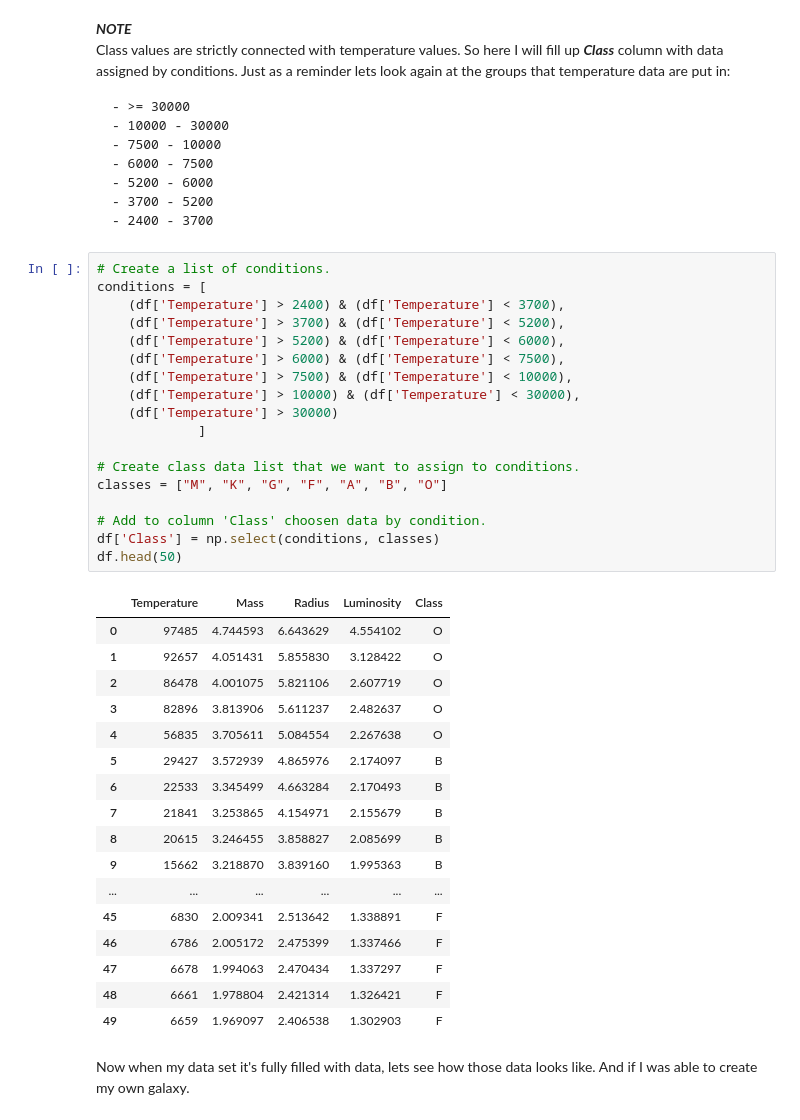
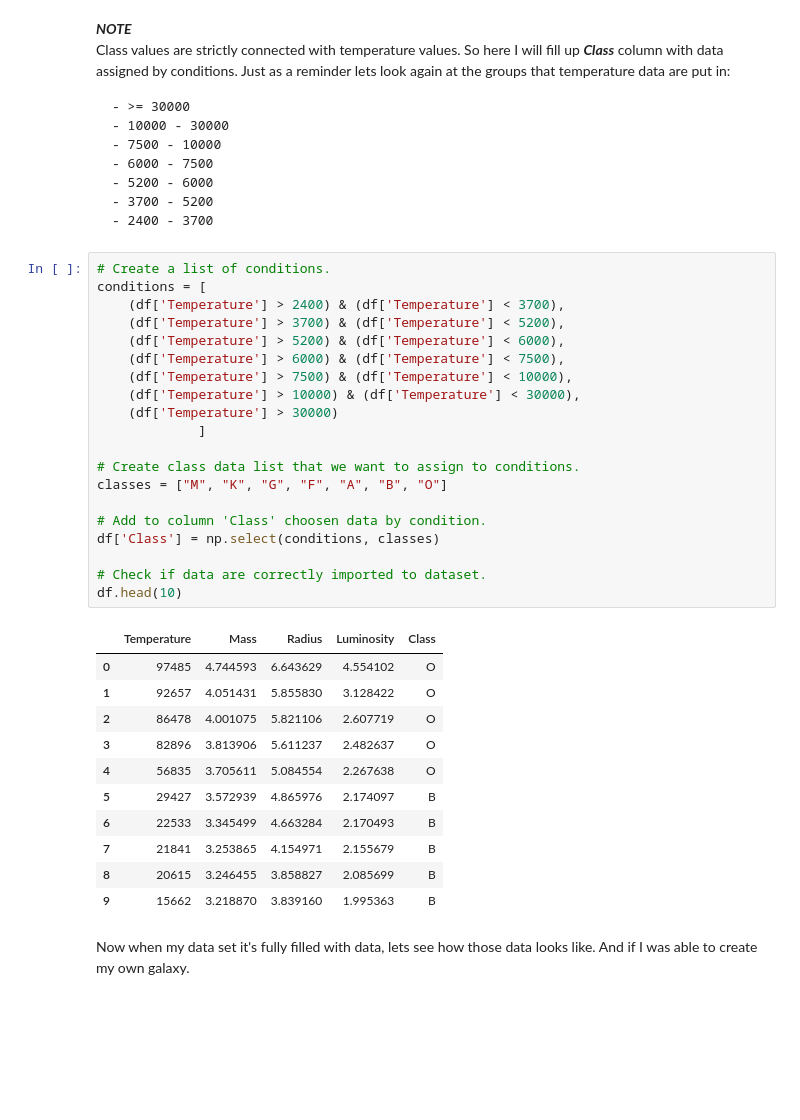
Before and after one commit to DracoNibilis/Stars_Project, a Jupyter notebook: stars_project.ipynb, the cells around one changed output. Drawn from its saved outputs; the diff is of its cells as text; blank space fills up the shorter version.

```diff
--- a/stars_project.ipynb
+++ b/stars_project.ipynb
@@ -450,39 +419,35 @@ Class values are strictly connected with temperature values. So here I will fill
 # %%
 # Create a list of conditions.
 conditions = [
     (df['Temperature'] > 2400) & (df['Temperature'] < 3700),
     (df['Temperature'] > 3700) & (df['Temperature'] < 5200),
     (df['Temperature'] > 5200) & (df['Temperature'] < 6000),
     (df['Temperature'] > 6000) & (df['Temperature'] < 7500),
     (df['Temperature'] > 7500) & (df['Temperature'] < 10000),
     (df['Temperature'] > 10000) & (df['Temperature'] < 30000),
     (df['Temperature'] > 30000)
              ]
 
 # Create class data list that we want to assign to conditions.
 classes = ["M", "K", "G", "F", "A", "B", "O"]
 
 # Add to column 'Class' choosen data by condition.
 df['Class'] = np.select(conditions, classes)
-df.head(50)
+
+# Check if data are correctly imported to dataset.
+df.head(10)
 # %% [output]
 |  | Temperature | Mass | Radius | Luminosity | Class |
 | 0 | 97485 | 4.744593 | 6.643629 | 4.554102 | O |
 | 1 | 92657 | 4.051431 | 5.855830 | 3.128422 | O |
 | 2 | 86478 | 4.001075 | 5.821106 | 2.607719 | O |
 | 3 | 82896 | 3.813906 | 5.611237 | 2.482637 | O |
 | 4 | 56835 | 3.705611 | 5.084554 | 2.267638 | O |
 | 5 | 29427 | 3.572939 | 4.865976 | 2.174097 | B |
 | 6 | 22533 | 3.345499 | 4.663284 | 2.170493 | B |
 | 7 | 21841 | 3.253865 | 4.154971 | 2.155679 | B |
 | 8 | 20615 | 3.246455 | 3.858827 | 2.085699 | B |
 | 9 | 15662 | 3.218870 | 3.839160 | 1.995363 | B |
-| ... | ... | ... | ... | ... | ... |
-| 45 | 6830 | 2.009341 | 2.513642 | 1.338891 | F |
-| 46 | 6786 | 2.005172 | 2.475399 | 1.337466 | F |
-| 47 | 6678 | 1.994063 | 2.470434 | 1.337297 | F |
-| 48 | 6661 | 1.978804 | 2.421314 | 1.326421 | F |
-| 49 | 6659 | 1.969097 | 2.406538 | 1.302903 | F |
 # %% [markdown]
 Now when my data set it's fully filled with data, lets see how those data looks like. And if I was able to create my own galaxy.
 # %% [markdown]
```
Also changed, not shown: parts of 18 cells of this notebook.
